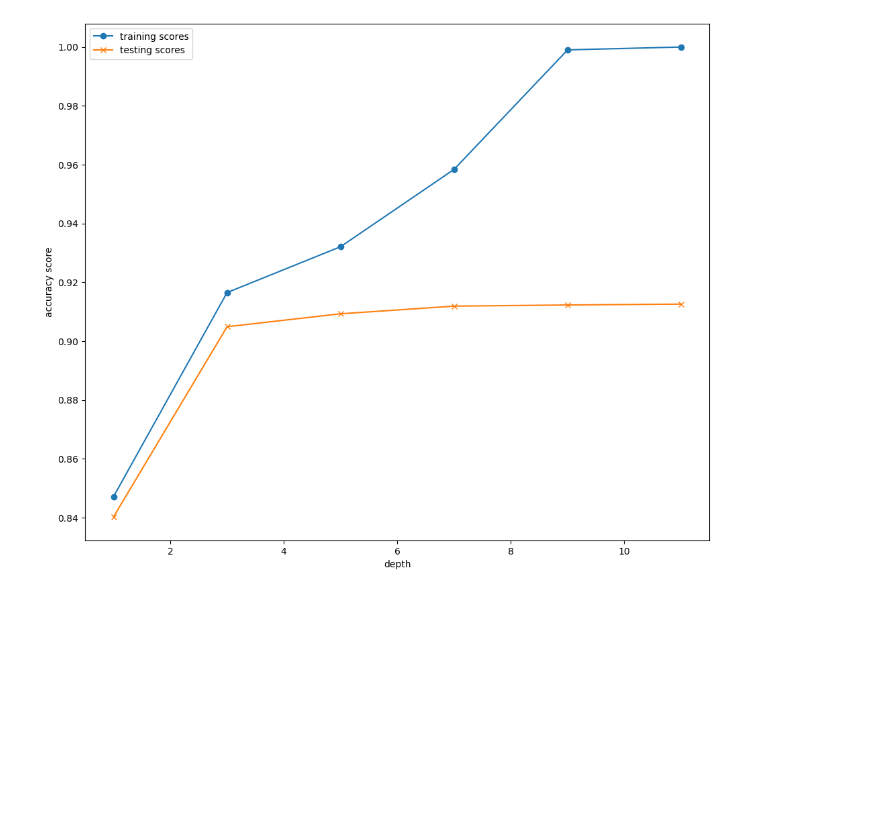
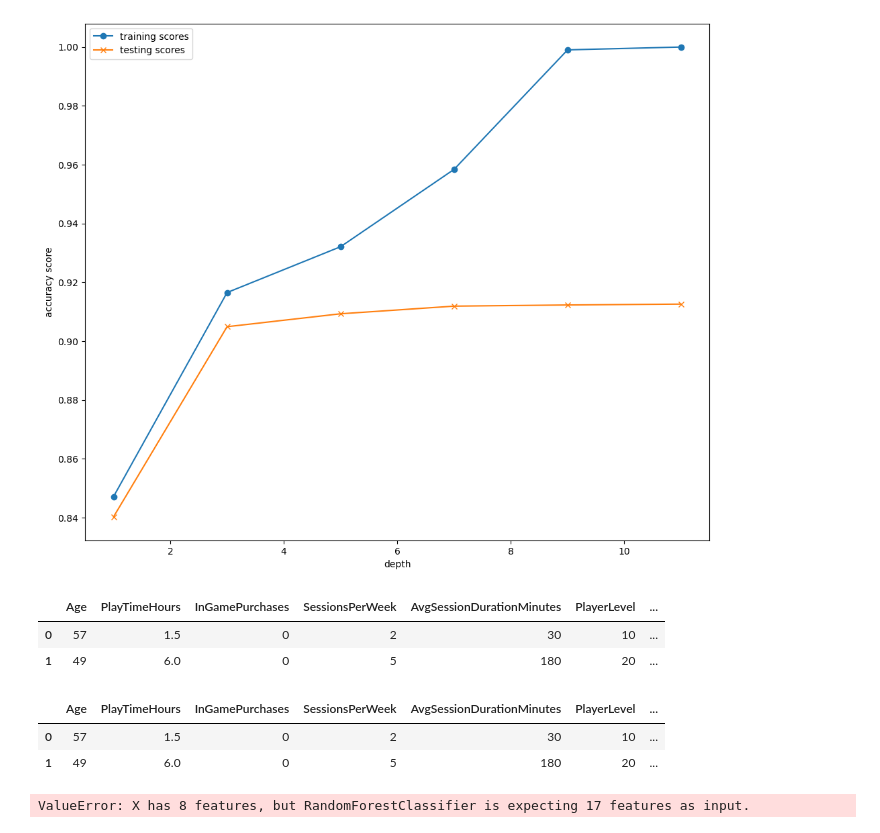
Before and after one commit to LaserLon/Project2, a Jupyter notebook: Mike/starter.ipynb, the cells around one changed output. Saved outputs shown, nothing was run; the diff lists cells and outputs as text; code cells hidden in the pictures; blank space fills up the shorter version.

```diff
--- a/Mike/starter.ipynb
+++ b/Mike/starter.ipynb
@@ -743,3 +828,26 @@ plt.legend()
 plt.show()
 # %% [output]
 [figure]
+# %%
+# look at Lonnie & Mike
+
+# encoded columns with objects to numeric values, get_dummies
+df_lm_encoded = df_lm.copy()
+df_lm_encoded = pd.get_dummies(df_lm_encoded,columns= obj_col,dtype='int',drop_first=True)
+X_lm = df_lm_encoded
+X_lm
+# %% [output]
+|  | Age | PlayTimeHours | InGamePurchases | SessionsPerWeek | AvgSessionDurationMinutes | PlayerLevel | ... |
+| 0 | 57 | 1.5 | 0 | 2 | 30 | 10 | ... |
+| 1 | 49 | 6.0 | 0 | 5 | 180 | 20 | ... |
+# %%
+df_lm_encoded
+# %% [output]
+|  | Age | PlayTimeHours | InGamePurchases | SessionsPerWeek | AvgSessionDurationMinutes | PlayerLevel | ... |
+| 0 | 57 | 1.5 | 0 | 2 | 30 | 10 | ... |
+| 1 | 49 | 6.0 | 0 | 5 | 180 | 20 | ... |
+# %%
+predicted = rf_model.predict(X_lm)
+predicted
+# %% [output]
+ValueError: X has 8 features, but RandomForestClassifier is expecting 17 features as input.
```
Also changed, not shown: parts of 5 cells of this notebook.
